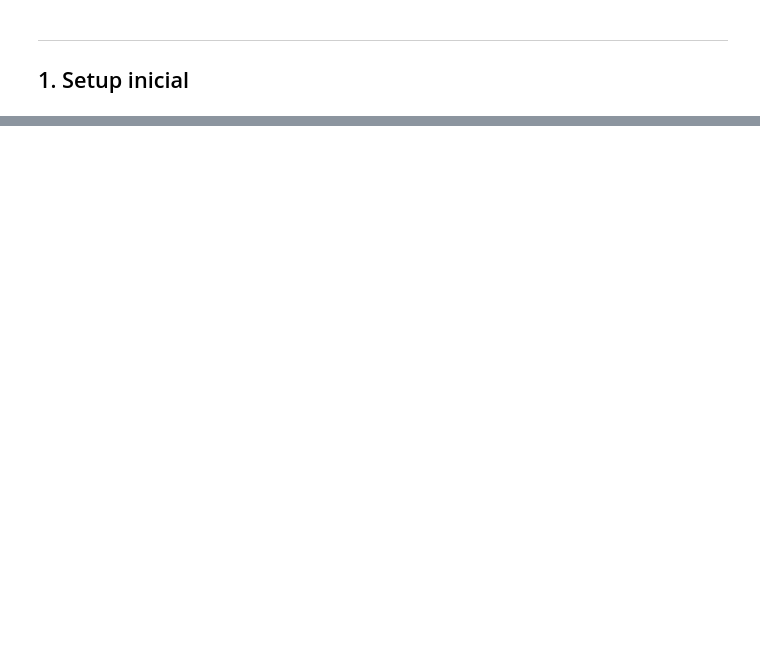
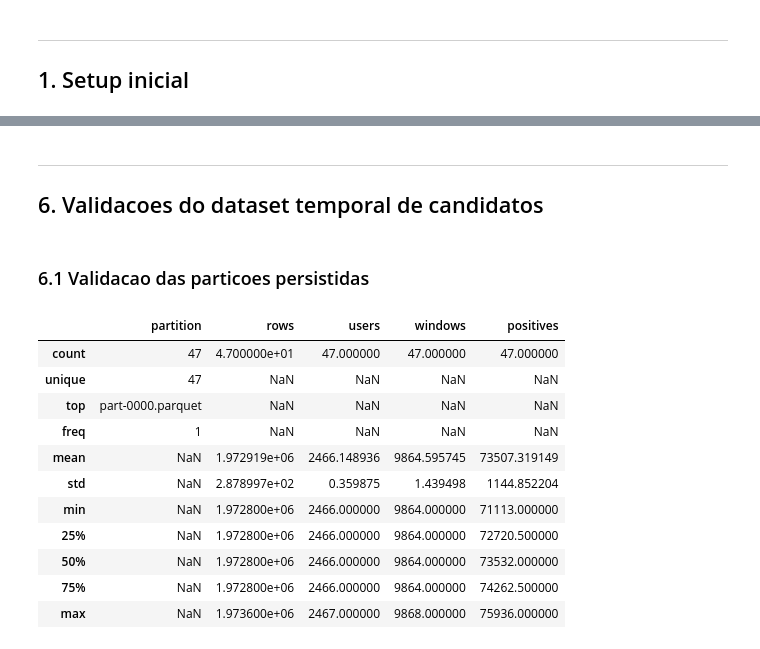
Before and after one commit to helioneto3108/mlp-market-recommender-system, a Jupyter notebook: notebooks/03-candidate-strategy.ipynb, the cells around one changed output, grey strips where cells are left out. Drawn from its saved outputs; the diff is of its cells as text; code cells hidden in the pictures; blank space fills up the shorter version.

```diff
--- a/notebooks/03-candidate-strategy.ipynb
+++ b/notebooks/03-candidate-strategy.ipynb
@@ -1016,0 +1221,72 @@ Produtos: 49,418
+# %% [markdown]
+---
+
+## 6. Validacoes do dataset temporal de candidatos
+# %% [markdown]
+### 6.1 Validacao das particoes persistidas
+# %%
+temporal_part_paths = sorted(TEMPORAL_CANDIDATES_DIR.glob("*.parquet"))
+
+assert temporal_part_paths, (
+    f"Nenhuma particao temporal encontrada em: {TEMPORAL_CANDIDATES_DIR}"
+)
+
+persisted_stats = []
+duplicated_pairs_total = 0
+
+for part_path in temporal_part_paths:
+    part_df = pd.read_parquet(
+        part_path,
+        columns=[
+            "user_id",
+            "product_id",
+            "split",
+            "user_window_id",
+            "target_order_id",
+            "target_order_number",
+            "history_end_order_number",
+            "candidate_source",
+            "target",
+        ],
+    )
+
+    duplicated_pairs_total += int(
+        part_df.duplicated(subset=["user_window_id", "product_id"]).sum()
+    )
+
+    assert (
+        part_df["history_end_order_number"] < part_df["target_order_number"]
+    ).all(), f"Leakage temporal detectado em {part_path.name}."
+
+    persisted_stats.append(
+        {
+            "partition": part_path.name,
+            "rows": len(part_df),
+            "users": part_df["user_id"].nunique(),
+            "windows": part_df["user_window_id"].nunique(),
+            "positives": int(part_df["target"].sum()),
+        }
+    )
+
+    del part_df
+
+assert duplicated_pairs_total == 0, (
+    "Existem pares user_window_id-product_id duplicados."
+)
+
+persisted_stats_df = pd.DataFrame(persisted_stats)
+
+persisted_stats_df.describe(include="all")
+# %% [output]
+|  | partition | rows | users | windows | positives |
+| count | 47 | 4.700000e+01 | 47.000000 | 47.000000 | 47.000000 |
+| unique | 47 | NaN | NaN | NaN | NaN |
+| top | part-0000.parquet | NaN | NaN | NaN | NaN |
+| freq | 1 | NaN | NaN | NaN | NaN |
+| mean | NaN | 1.972919e+06 | 2466.148936 | 9864.595745 | 73507.319149 |
+| std | NaN | 2.878997e+02 | 0.359875 | 1.439498 | 1144.852204 |
+| min | NaN | 1.972800e+06 | 2466.000000 | 9864.000000 | 71113.000000 |
+| 25% | NaN | 1.972800e+06 | 2466.000000 | 9864.000000 | 72720.500000 |
+| 50% | NaN | 1.972800e+06 | 2466.000000 | 9864.000000 | 73532.000000 |
+| 75% | NaN | 1.972800e+06 | 2466.000000 | 9864.000000 | 74262.500000 |
+| max | NaN | 1.973600e+06 | 2467.000000 | 9868.000000 | 75936.000000 |
```
Also changed, not shown: parts of 93 cells of this notebook.
